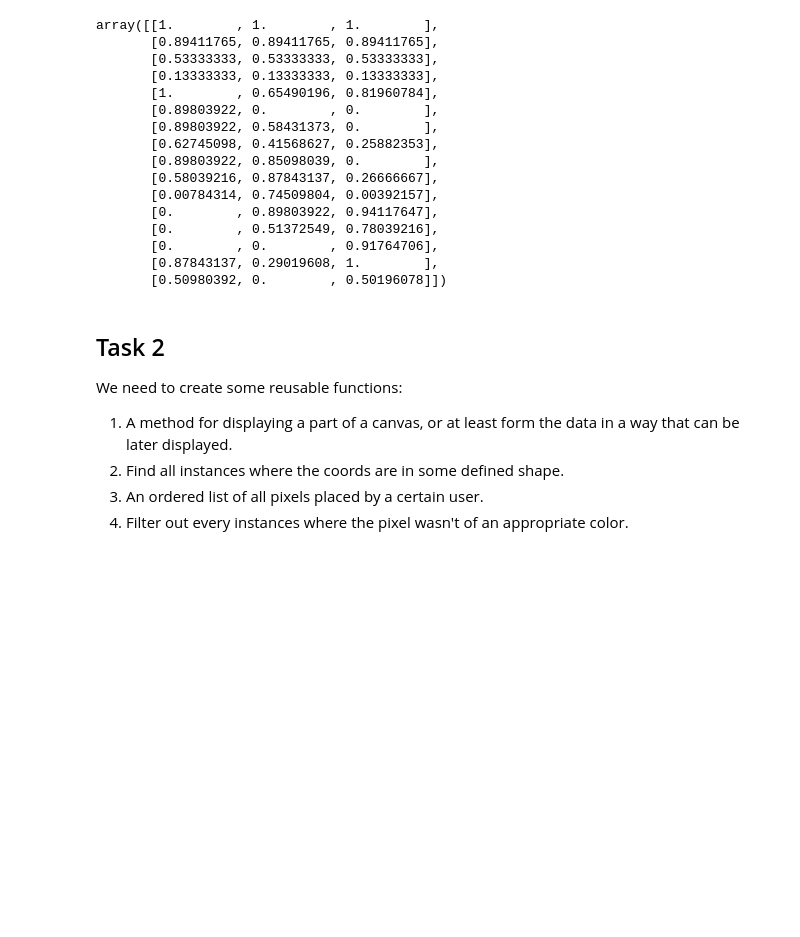
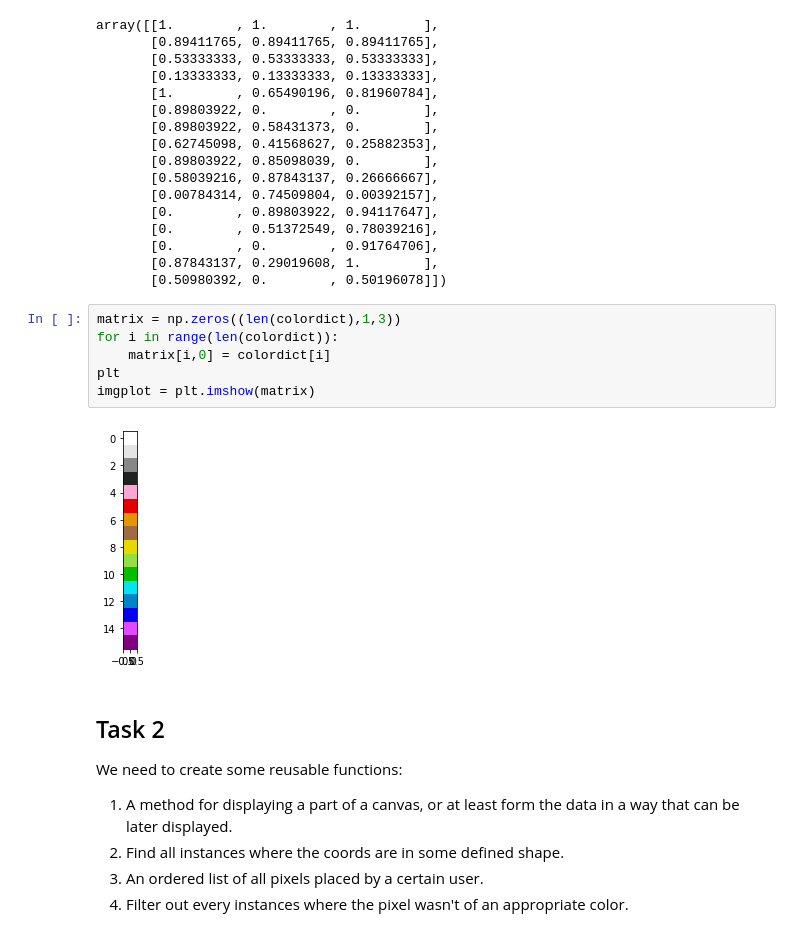
Before and after one commit to TanelMarran/dataplace, a Jupyter notebook: Main.ipynb, the cells around one changed output. Saved outputs shown, nothing was run; the diff lists cells and outputs as text; blank space fills up the shorter version.

Commit message:
Visaulised colordict

```diff
--- a/Main.ipynb
+++ b/Main.ipynb
@@ -102,6 +102,14 @@ array([[1.        , 1.        , 1.        ],
        [0.        , 0.        , 0.91764706],
        [0.87843137, 0.29019608, 1.        ],
        [0.50980392, 0.        , 0.50196078]])
+# %%
+matrix = np.zeros((len(colordict),1,3))
+for i in range(len(colordict)):
+    matrix[i,0] = colordict[i]
+plt
+imgplot = plt.imshow(matrix)
+# %% [output]
+[figure, added]
 # %% [markdown]
 ## Task 2
 We need to create some reusable functions:
```
Also changed, not shown: parts of 1 cell of this notebook.
